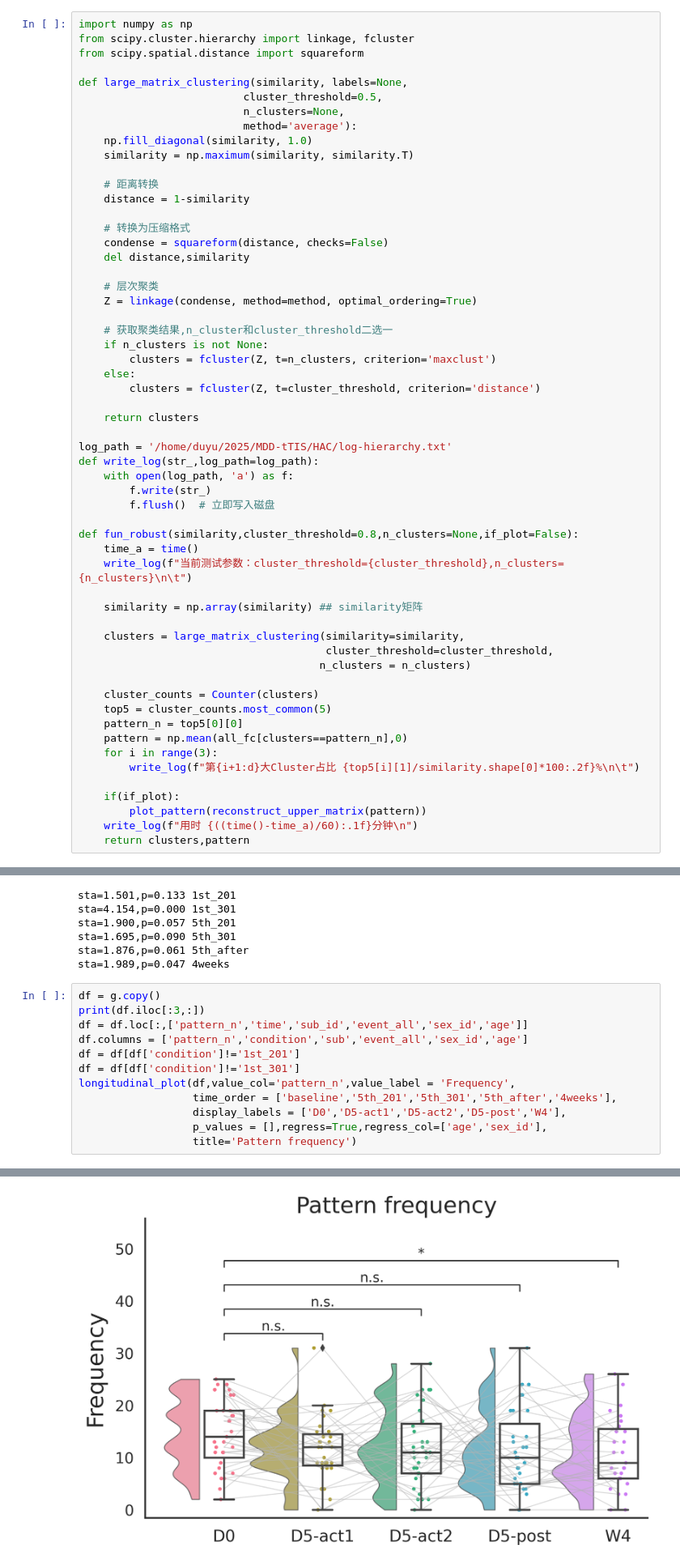
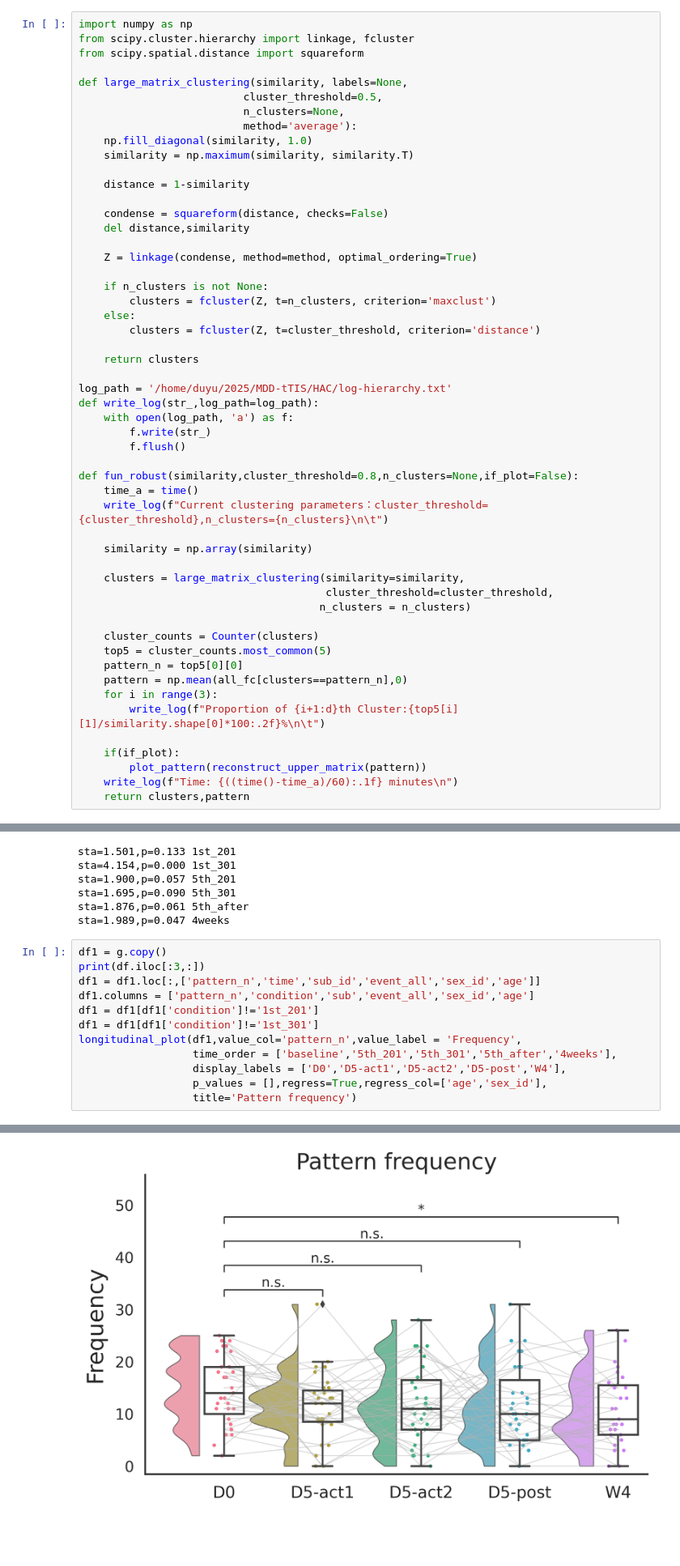
Before and after one commit to nitzsc-hitsz/tTIS-MDD, a Jupyter notebook: code/06_Fig-5B.ipynb, the cells around one changed output, grey strips where cells are left out. Shown at 81% size. Saved outputs shown, nothing was run; the diff lists cells and outputs as text; blank space fills up the shorter version.

```diff
--- a/code/06_Fig-5B.ipynb
+++ b/code/06_Fig-5B.ipynb
@@ -78,17 +86,13 @@ def large_matrix_clustering(similarity, labels=None,
     np.fill_diagonal(similarity, 1.0)
     similarity = np.maximum(similarity, similarity.T)
 
-    # 距离转换
     distance = 1-similarity
 
-    # 转换为压缩格式
     condense = squareform(distance, checks=False)
     del distance,similarity
 
-    # 层次聚类
     Z = linkage(condense, method=method, optimal_ordering=True)
 
-    # 获取聚类结果,n_cluster和cluster_threshold二选一
     if n_clusters is not None:
         clusters = fcluster(Z, t=n_clusters, criterion='maxclust')
     else:
@@ -100,13 +104,13 @@ log_path = '/home/duyu/2025/MDD-tTIS/HAC/log-hierarchy.txt'
 def write_log(str_,log_path=log_path):
     with open(log_path, 'a') as f:
         f.write(str_)
-        f.flush()  # 立即写入磁盘
+        f.flush()
 
 def fun_robust(similarity,cluster_threshold=0.8,n_clusters=None,if_plot=False):
     time_a = time()
-    write_log(f"当前测试参数：cluster_threshold={cluster_threshold},n_clusters={n_clusters}\n\t")
+    write_log(f"Current clustering parameters：cluster_threshold={cluster_threshold},n_clusters={n_clusters}\n\t")
 
-    similarity = np.array(similarity) ## similarity矩阵
+    similarity = np.array(similarity)
 
     clusters = large_matrix_clustering(similarity=similarity,
                                        cluster_threshold=cluster_threshold,
@@ -117,9 +121,9 @@ def fun_robust(similarity,cluster_threshold=0.8,n_clusters=None,if_plot=False):
     pattern_n = top5[0][0]
     pattern = np.mean(all_fc[clusters==pattern_n],0)
     for i in range(3):
-        write_log(f"第{i+1:d}大Cluster占比 {top5[i][1]/similarity.shape[0]*100:.2f}%\n\t")
+        write_log(f"Proportion of {i+1:d}th Cluster:{top5[i][1]/similarity.shape[0]*100:.2f}%\n\t")
 
     if(if_plot):
         plot_pattern(reconstruct_upper_matrix(pattern))
-    write_log(f"用时 {((time()-time_a)/60):.1f}分钟\n")
+    write_log(f"Time: {((time()-time_a)/60):.1f} minutes\n")
     return clusters,pattern
@@ -557,13 +559,13 @@ sta=1.695,p=0.090 5th_301
 sta=1.876,p=0.061 5th_after
 sta=1.989,p=0.047 4weeks
 # %%
-df = g.copy()
+df1 = g.copy()
 print(df.iloc[:3,:])
-df = df.loc[:,['pattern_n','time','sub_id','event_all','sex_id','age']]
-df.columns = ['pattern_n','condition','sub','event_all','sex_id','age']
-df = df[df['condition']!='1st_201']
-df = df[df['condition']!='1st_301']
-longitudinal_plot(df,value_col='pattern_n',value_label = 'Frequency',
+df1 = df1.loc[:,['pattern_n','time','sub_id','event_all','sex_id','age']]
+df1.columns = ['pattern_n','condition','sub','event_all','sex_id','age']
+df1 = df1[df1['condition']!='1st_201']
+df1 = df1[df1['condition']!='1st_301']
+longitudinal_plot(df1,value_col='pattern_n',value_label = 'Frequency',
                   time_order = ['baseline','5th_201','5th_301','5th_after','4weeks'],
                   display_labels = ['D0','D5-act1','D5-act2','D5-post','W4'],
                   p_values = [],regress=True,regress_col=['age','sex_id'],
@@ -576,2 +578,2 @@ sub-036       22.0       35.0   M  49.0  sub-036       1  baseline
-[figure, old version]
+[figure, new version]
 # %% [markdown]
```
Also changed, not shown: parts of 30 cells of this notebook, 5 other files.
